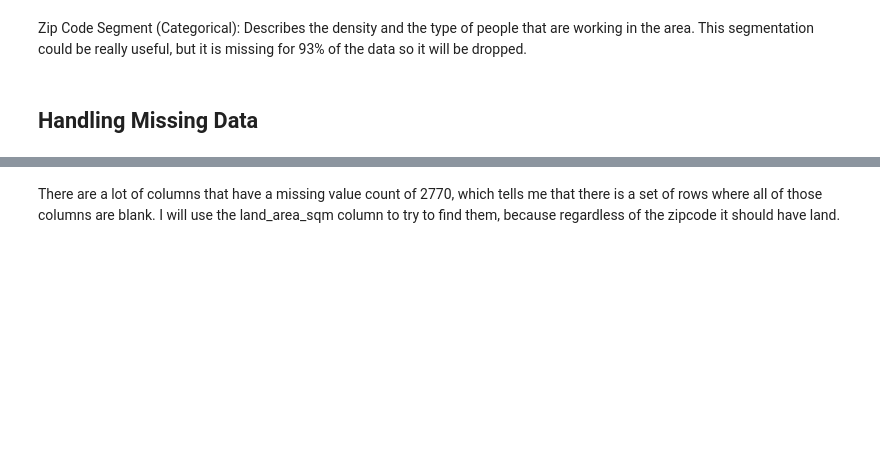
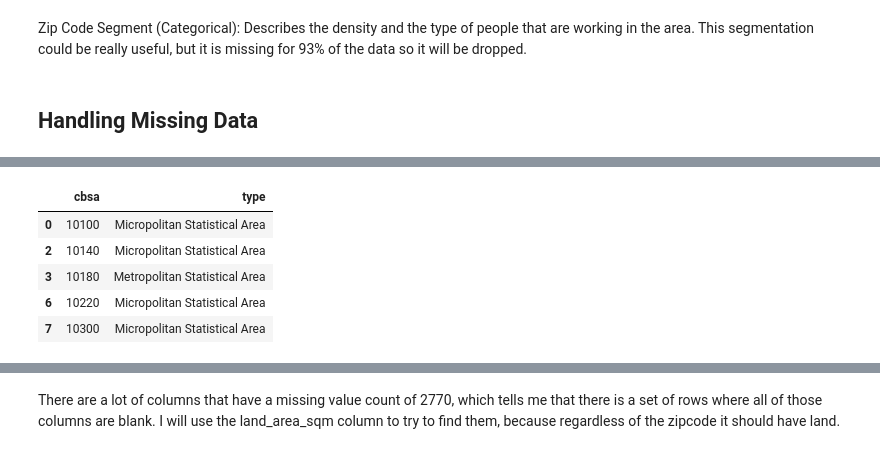
Before and after one commit to Williamdst/Bike-Share-USA, a Jupyter notebook: V_Prediction.ipynb, the cells around one changed output, grey strips where cells are left out. Saved outputs shown, nothing was run; the diff lists cells and outputs as text; code cells hidden in the pictures; blank space fills up the shorter version.

```diff
--- a/V_Prediction.ipynb
+++ b/V_Prediction.ipynb
@@ -149,0 +166,9 @@ dtype: int64
+# %%
+cbsa_type.head()
+# %% [output]
+|  | cbsa | type |
+| 0 | 10100 | Micropolitan Statistical Area |
+| 2 | 10140 | Micropolitan Statistical Area |
+| 3 | 10180 | Metropolitan Statistical Area |
+| 6 | 10220 | Micropolitan Statistical Area |
+| 7 | 10300 | Micropolitan Statistical Area |
```
Also changed, not shown: parts of 20 cells of this notebook, 1 other file.
